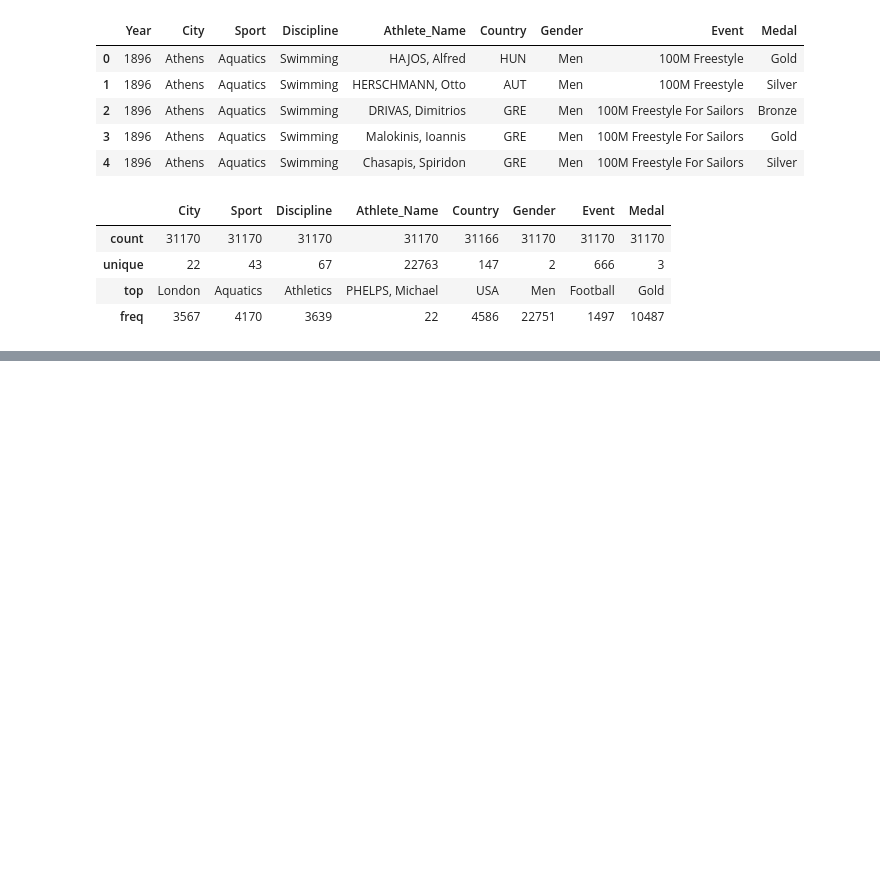
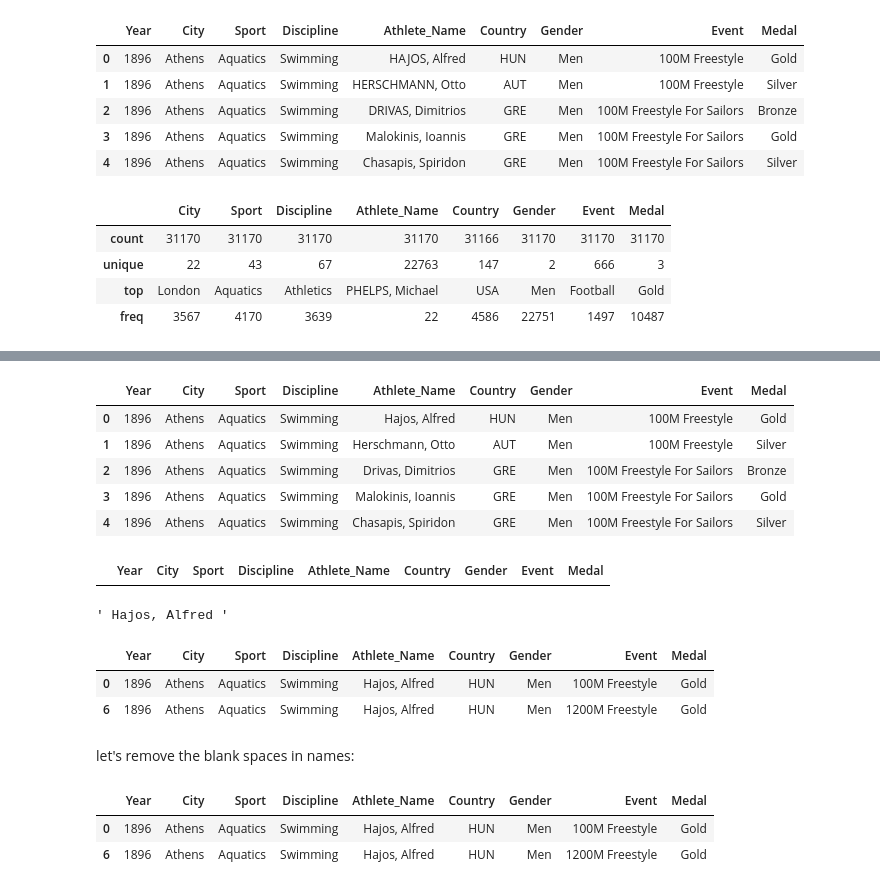
Before and after one commit to satenderlamba/Data-Science-with-Pandas, a Jupyter notebook: 2. Full Data Workflow A-Z/2. Cleaning Data/Cleaning data.ipynb, the cells around one changed output, grey strips where cells are left out. Saved outputs shown, nothing was run; the diff lists cells and outputs as text; code cells hidden in the pictures; blank space fills up the shorter version.

Commit message:
String Operations

```diff
--- a/2. Full Data Workflow A-Z/2. Cleaning Data/Cleaning data.ipynb
+++ b/2. Full Data Workflow A-Z/2. Cleaning Data/Cleaning data.ipynb
@@ -147,0 +208,27 @@ summer.iloc[:, 1:].describe()  # let's check the non numrical columns for incons
+# %%
+summer.Athlete_Name = summer.Athlete_Name.str.title()
+# %%
+summer.head()   # noice
+# %% [output]
+|  | Year | City | Sport | Discipline | Athlete_Name | Country | Gender | Event | Medal |
+| 0 | 1896 | Athens | Aquatics | Swimming | Hajos, Alfred | HUN | Men | 100M Freestyle | Gold |
+| 1 | 1896 | Athens | Aquatics | Swimming | Herschmann, Otto | AUT | Men | 100M Freestyle | Silver |
+| 2 | 1896 | Athens | Aquatics | Swimming | Drivas, Dimitrios | GRE | Men | 100M Freestyle For Sailors | Bronze |
+| 3 | 1896 | Athens | Aquatics | Swimming | Malokinis, Ioannis | GRE | Men | 100M Freestyle For Sailors | Gold |
+| 4 | 1896 | Athens | Aquatics | Swimming | Chasapis, Spiridon | GRE | Men | 100M Freestyle For Sailors | Silver |
+# %%
+summer.loc[summer.Athlete_Name == 'Hajos, Alfred']  # no result, why??, let's try iloc operator
+# %% [output]
+|  | Year | City | Sport | Discipline | Athlete_Name | Country | Gender | Event | Medal |
+# %%
+summer.iloc[0,4]   # there are blank spaces before name but we can't see in dataframe!!
+# %% [output]
+' Hajos, Alfred '
+# %%
+summer.loc[summer.Athlete_Name.str.contains('Hajos, Alfred')]   # use string method 'contains'
+# %% [output]
+|  | Year | City | Sport | Discipline | Athlete_Name | Country | Gender | Event | Medal |
+| 0 | 1896 | Athens | Aquatics | Swimming | Hajos, Alfred | HUN | Men | 100M Freestyle | Gold |
+| 6 | 1896 | Athens | Aquatics | Swimming | Hajos, Alfred | HUN | Men | 1200M Freestyle | Gold |
+# %% [markdown]
+let's remove the blank spaces in names:
@@ -147,0 +237,6 @@ summer.iloc[:, 1:].describe()  # let's check the non numrical columns for incons
+# %%
+summer.loc[summer.Athlete_Name == 'Hajos, Alfred']   # works now!!
+# %% [output]
+|  | Year | City | Sport | Discipline | Athlete_Name | Country | Gender | Event | Medal |
+| 0 | 1896 | Athens | Aquatics | Swimming | Hajos, Alfred | HUN | Men | 100M Freestyle | Gold |
+| 6 | 1896 | Athens | Aquatics | Swimming | Hajos, Alfred | HUN | Men | 1200M Freestyle | Gold |
```
Also changed, not shown: parts of 11 cells of this notebook.
